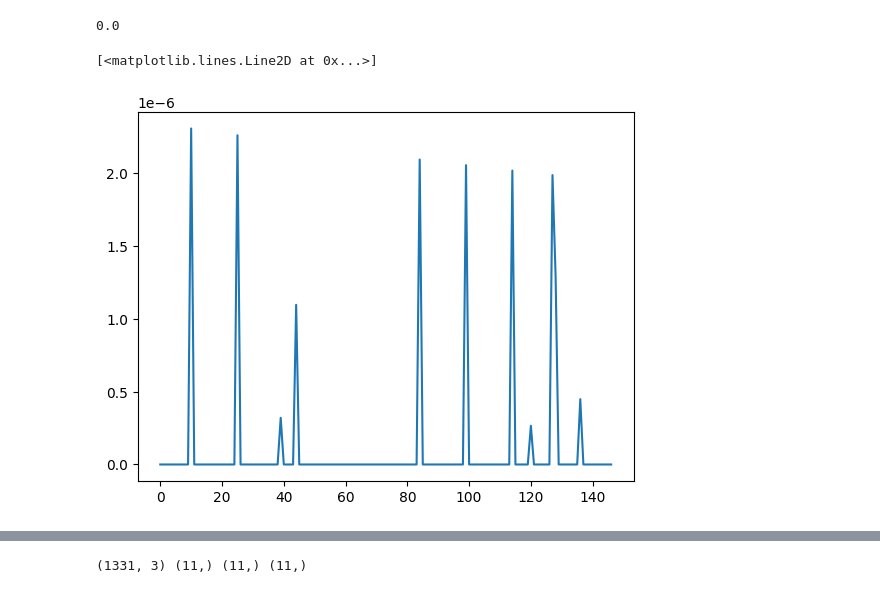
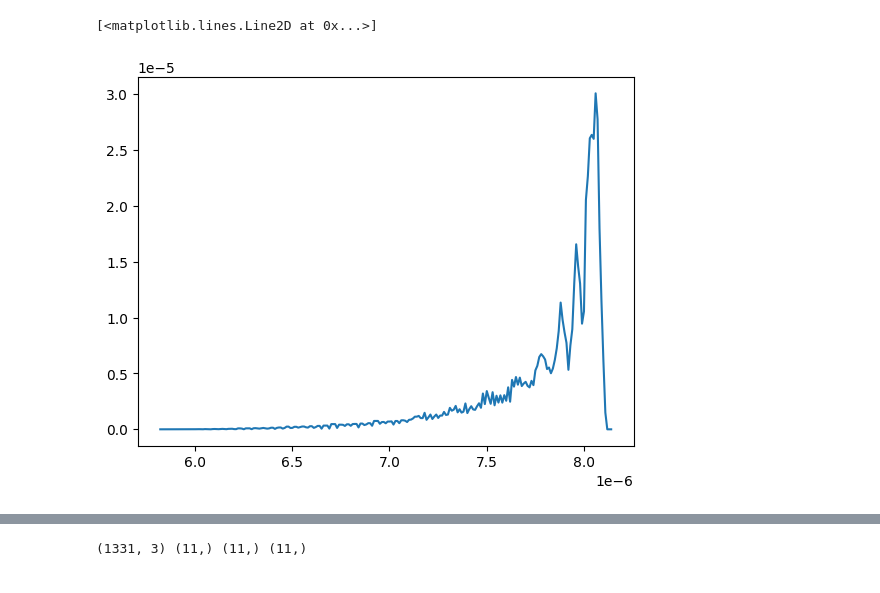
Before and after one commit to EstebanRivera08/eSDIva, a Jupyter notebook: notebook/PyFieldTest.ipynb, the cells around one changed output, grey strips where cells are left out. Saved outputs shown, nothing was run; the diff lists cells and outputs as text; code cells hidden in the pictures.

```diff
--- a/notebook/PyFieldTest.ipynb
+++ b/notebook/PyFieldTest.ipynb
@@ -389,13 +374,8 @@ plt.plot(t_tx[0,1,:], h_tx[0,1,:])
-# %%
-h_interp = np.interp(5.44875385e-06,t, h)
-print(h_interp)
-# %% [output]
-0.0
 # %%
-plt.plot(h_p.T)
+plt.plot(time, h_p.T)
 # %% [output]
 [<matplotlib.lines.Line2D at 0x...>]
-[figure, old version]
+[figure, new version]
 # %%
 
 field.show_transducer()
```
Also changed, not shown: parts of 11 cells of this notebook, 1 other file.
